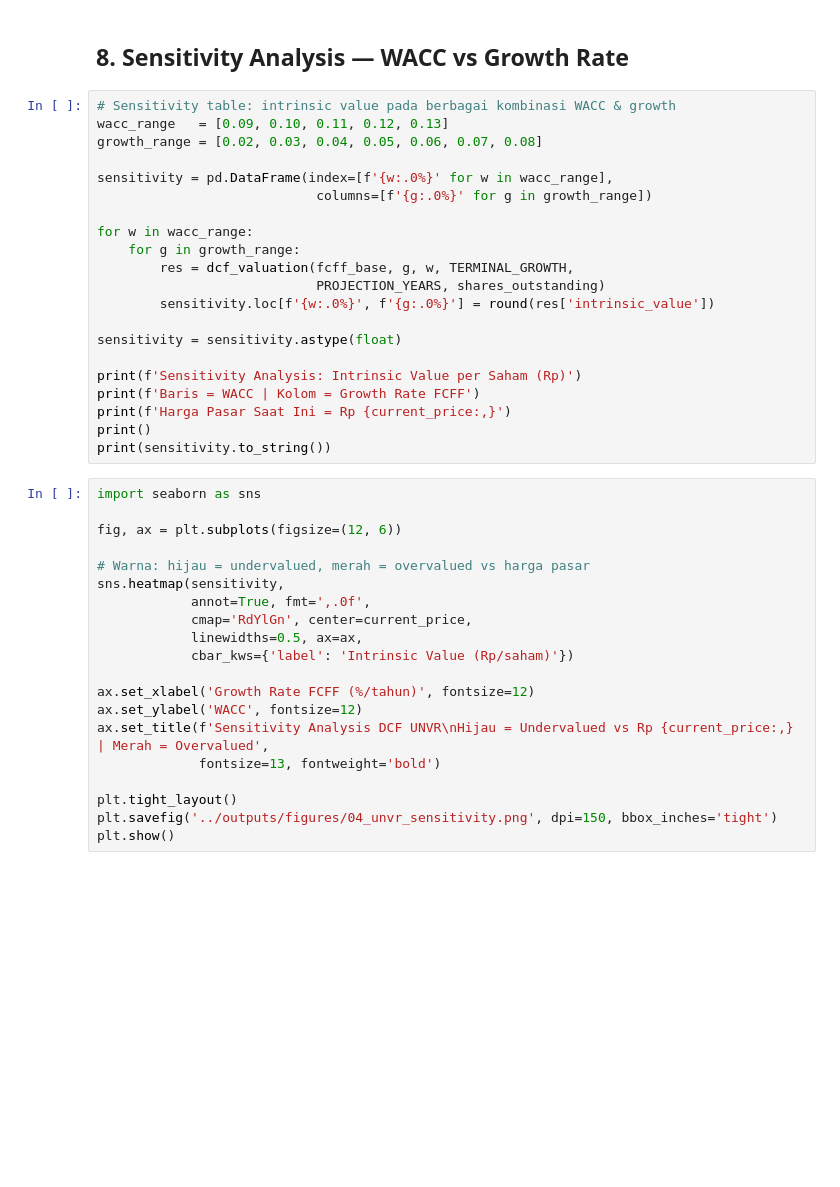
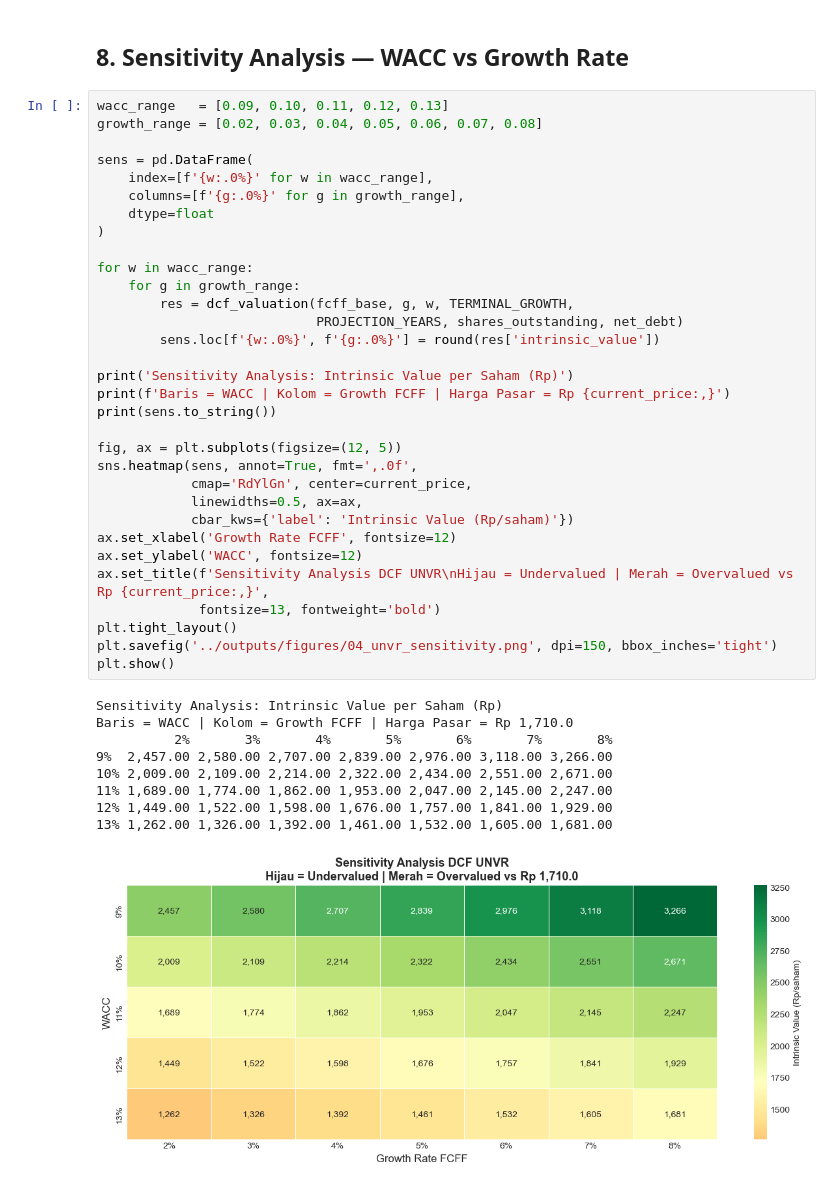
Before and after one commit to ArmandyaDanu/econ-portfolio, a Jupyter notebook: notebooks/04_unvr_dcf_valuation.ipynb, the cells around one changed output. Saved outputs shown, nothing was run; the diff lists cells and outputs as text; blank space fills up the shorter version.

```diff
--- a/notebooks/04_unvr_dcf_valuation.ipynb
+++ b/notebooks/04_unvr_dcf_valuation.ipynb
@@ -345,43 +383,44 @@ plt.show()
 # %% [markdown]
 ## 8. Sensitivity Analysis — WACC vs Growth Rate
 # %%
-# Sensitivity table: intrinsic value pada berbagai kombinasi WACC & growth
 wacc_range   = [0.09, 0.10, 0.11, 0.12, 0.13]
 growth_range = [0.02, 0.03, 0.04, 0.05, 0.06, 0.07, 0.08]
 
-sensitivity = pd.DataFrame(index=[f'{w:.0%}' for w in wacc_range],
-                            columns=[f'{g:.0%}' for g in growth_range])
+sens = pd.DataFrame(
+    index=[f'{w:.0%}' for w in wacc_range],
+    columns=[f'{g:.0%}' for g in growth_range],
+    dtype=float
+)
 
 for w in wacc_range:
     for g in growth_range:
         res = dcf_valuation(fcff_base, g, w, TERMINAL_GROWTH,
-                            PROJECTION_YEARS, shares_outstanding)
-        sensitivity.loc[f'{w:.0%}', f'{g:.0%}'] = round(res['intrinsic_value'])
+                            PROJECTION_YEARS, shares_outstanding, net_debt)
+        sens.loc[f'{w:.0%}', f'{g:.0%}'] = round(res['intrinsic_value'])
 
-sensitivity = sensitivity.astype(float)
+print('Sensitivity Analysis: Intrinsic Value per Saham (Rp)')
+print(f'Baris = WACC | Kolom = Growth FCFF | Harga Pasar = Rp {current_price:,}')
+print(sens.to_string())
 
-print(f'Sensitivity Analysis: Intrinsic Value per Saham (Rp)')
-print(f'Baris = WACC | Kolom = Growth Rate FCFF')
-print(f'Harga Pasar Saat Ini = Rp {current_price:,}')
-print()
-print(sensitivity.to_string())
+fig, ax = plt.subplots(figsize=(12, 5))
+sns.heatmap(sens, annot=True, fmt=',.0f',
+            cmap='RdYlGn', center=current_price,
+            linewidths=0.5, ax=ax,
+            cbar_kws={'label': 'Intrinsic Value (Rp/saham)'})
+ax.set_xlabel('Growth Rate FCFF', fontsize=12)
+ax.set_ylabel('WACC', fontsize=12)
+ax.set_title(f'Sensitivity Analysis DCF UNVR\nHijau = Undervalued | Merah = Overvalued vs Rp {current_price:,}',
+             fontsize=13, fontweight='bold')
+plt.tight_layout()
+plt.savefig('../outputs/figures/04_unvr_sensitivity.png', dpi=150, bbox_inches='tight')
+plt.show()
+# %% [output]
+Sensitivity Analysis: Intrinsic Value per Saham (Rp)
+Baris = WACC | Kolom = Growth FCFF | Harga Pasar = Rp 1,710.0
+          2%       3%       4%       5%       6%       7%       8%
+9%  2,457.00 2,580.00 2,707.00 2,839.00 2,976.00 3,118.00 3,266.00
+10% 2,009.00 2,109.00 2,214.00 2,322.00 2,434.00 2,551.00 2,671.00
+11% 1,689.00 1,774.00 1,862.00 1,953.00 2,047.00 2,145.00 2,247.00
+12% 1,449.00 1,522.00 1,598.00 1,676.00 1,757.00 1,841.00 1,929.00
+13% 1,262.00 1,326.00 1,392.00 1,461.00 1,532.00 1,605.00 1,681.00
+[figure, added]
-# %%
-import seaborn as sns
-
-fig, ax = plt.subplots(figsize=(12, 6))
-
-# Warna: hijau = undervalued, merah = overvalued vs harga pasar
-sns.heatmap(sensitivity,
-            annot=True, fmt=',.0f',
-            cmap='RdYlGn', center=current_price,
-            linewidths=0.5, ax=ax,
-            cbar_kws={'label': 'Intrinsic Value (Rp/saham)'})
-
-ax.set_xlabel('Growth Rate FCFF (%/tahun)', fontsize=12)
-ax.set_ylabel('WACC', fontsize=12)
-ax.set_title(f'Sensitivity Analysis DCF UNVR\nHijau = Undervalued vs Rp {current_price:,} | Merah = Overvalued',
-             fontsize=13, fontweight='bold')
-
-plt.tight_layout()
-plt.savefig('../outputs/figures/04_unvr_sensitivity.png', dpi=150, bbox_inches='tight')
-plt.show()
```
Also changed, not shown: parts of 28 cells of this notebook, 1 other file.
